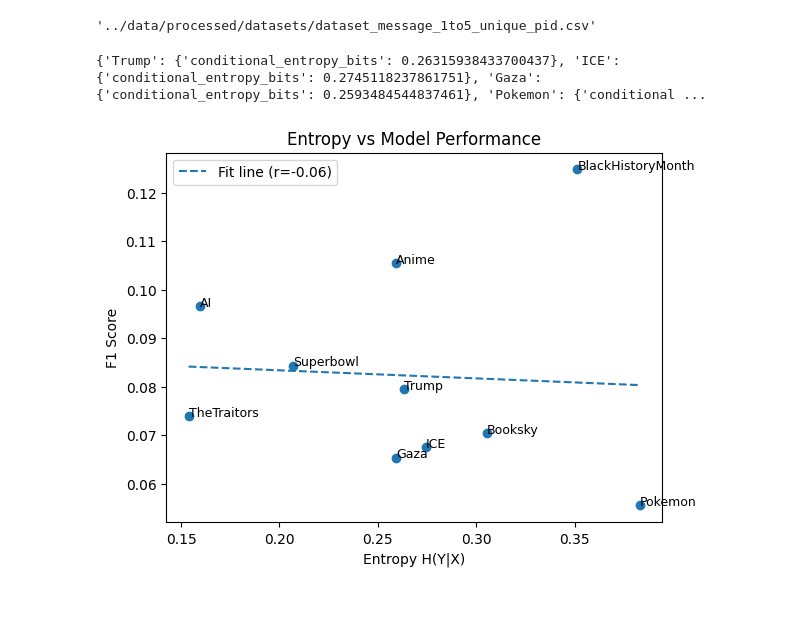
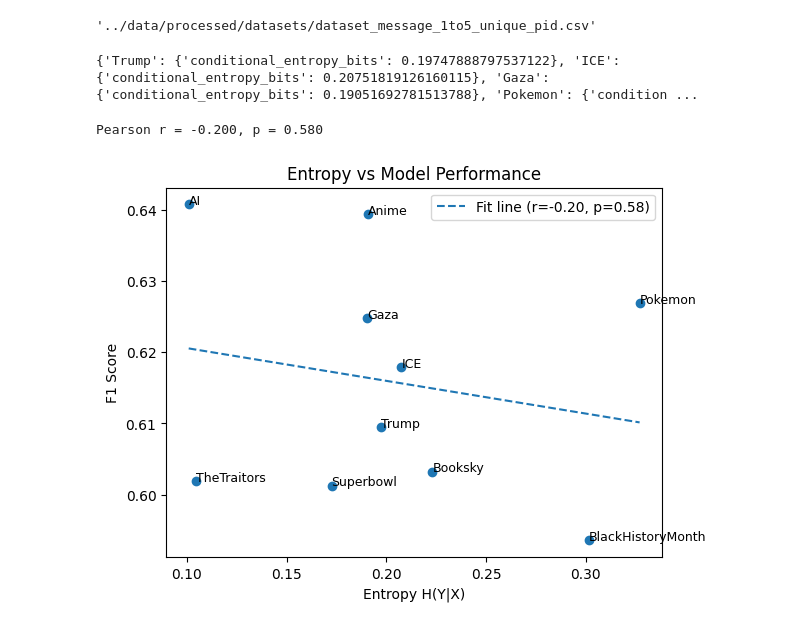
Before and after one commit to jonasbjaerke/MEng-project, a Jupyter notebook: notebooks/entropy_analysis.ipynb, the cells around one changed output. Cells and saved outputs as stored; diff of their text form; code cells hidden in the pictures.

Commit message:
new M1TO1 for entropy analysis

```diff
--- a/notebooks/entropy_analysis.ipynb
+++ b/notebooks/entropy_analysis.ipynb
@@ -93,59 +93,58 @@ def evaluate_entropy_by_hashtag(df):
         results[tag] = measure_conditional_entropy(df_tag)
     return results
 
-df = pd.read_csv("../data/processed/datasets/dataset_message_1to5.csv")
+df = pd.read_csv("../data/processed/datasets/dataset_message_1to1.csv")
 results_by_tag = evaluate_entropy_by_hashtag(df)
 print(results_by_tag)
 # %% [output]
-{'Trump': {'conditional_entropy_bits': 0.26315938433700437}, 'ICE': {'conditional_entropy_bits': 0.2745118237861751}, 'Gaza': {'conditional_entropy_bits': 0.2593484544837461}, 'Pokemon': {'conditional ...
+{'Trump': {'conditional_entropy_bits': 0.19747888797537122}, 'ICE': {'conditional_entropy_bits': 0.20751819126160115}, 'Gaza': {'conditional_entropy_bits': 0.19051692781513788}, 'Pokemon': {'condition ...
 # %%
 import numpy as np
 import matplotlib.pyplot as plt
-from scipy.stats import pearsonr, spearmanr, kendalltau
+from scipy.stats import pearsonr
 
 entropy = {
     key: value["conditional_entropy_bits"]
     for key, value in results_by_tag.items()
 }
 
-
 f1 = {
-    "Trump": 0.07943905452692597,
-    "ICE": 0.06761526589743355,
-    "Gaza": 0.06539162295966018,
-    "Pokemon": 0.055537343454097075,
-    "AI": 0.09661303302939572,
-    "Booksky": 0.07050585440116555,
-    "BlackHistoryMonth": 0.12478432331297483,
-    "TheTraitors": 0.07390856485522233,
-    "Anime": 0.10547007949167257,
-    "Superbowl": 0.08431661750245821,
+    "Trump": 0.6094410180074721,
+    "ICE": 0.61787678110531,
+    "Gaza": 0.6247813609988312,
+    "Pokemon": 0.6268420276294292,
+    "AI": 0.6407213891510145,
+    "Booksky": 0.6032297723972981,
+    "BlackHistoryMonth": 0.5935803933735072,
+    "TheTraitors": 0.6018781305740882,
+    "Anime": 0.6393279546278565,
+    "Superbowl": 0.6012758289602403,
 }
 
 tags = list(entropy.keys())
 x = np.array([entropy[t] for t in tags])
 y = np.array([f1[t] for t in tags])
 
+r, p = pearsonr(x, y)
+print(f"Pearson r = {r:.3f}, p = {p:.3f}")
+
 plt.figure()
 plt.scatter(x, y)
 
-# annotate points
 for i, tag in enumerate(tags):
     plt.text(x[i], y[i], tag, fontsize=9)
 
-# fit and plot correlation/regression line
 m, b = np.polyfit(x, y, 1)
 x_line = np.linspace(x.min(), x.max(), 100)
 y_line = m * x_line + b
-r = np.corrcoef(x, y)[0, 1]
 
-plt.plot(x_line, y_line, linestyle='--', label=f"Fit line (r={r:.2f})")
+plt.plot(x_line, y_line, linestyle='--', label=f"Fit line (r={r:.2f}, p={p:.2f})")
 
 plt.xlabel("Entropy H(Y|X)")
 plt.ylabel("F1 Score")
 plt.title("Entropy vs Model Performance")
 plt.legend()
-
 plt.show()
 # %% [output]
+Pearson r = -0.200, p = 0.580
-[figure, old version]
+[figure, new version]
```
Also changed, not shown: 5 other files.
